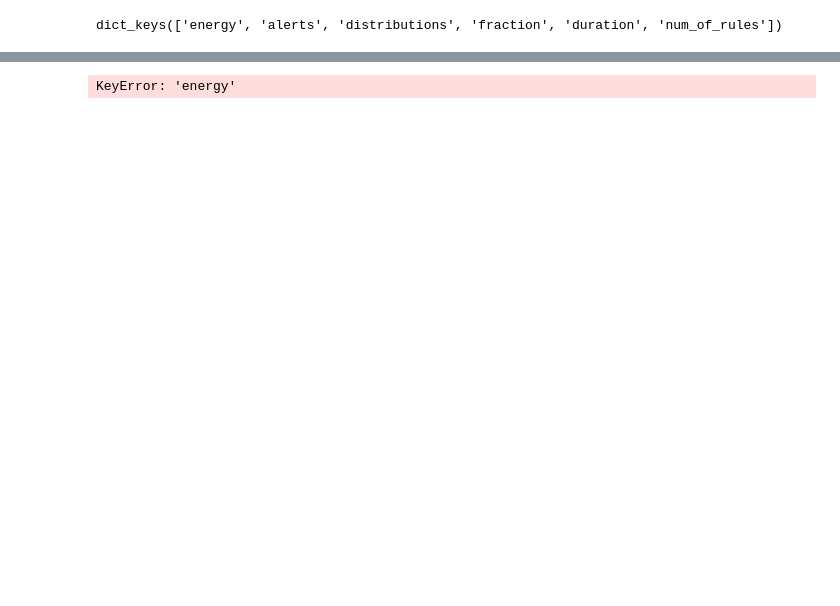
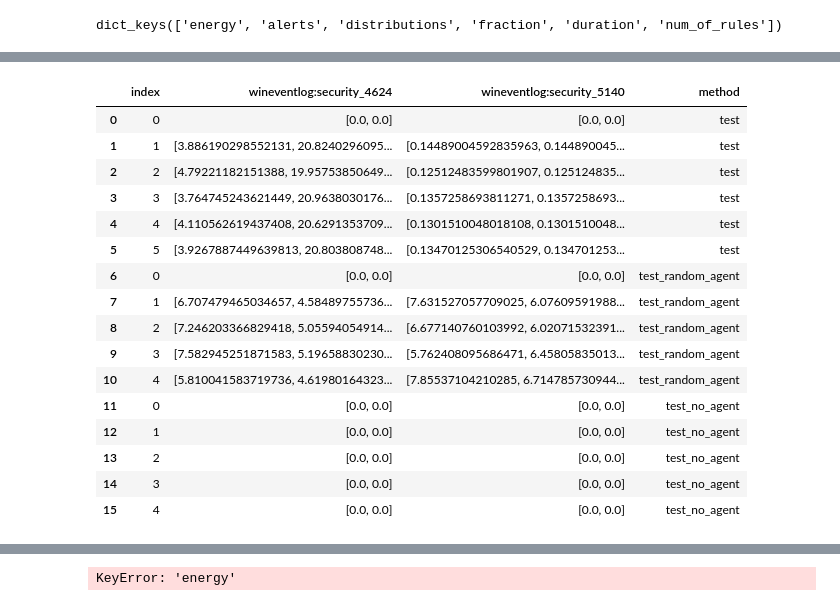
Before and after one commit to sapirani/GreenSecurityMeasurementAndOptimizationFramework, a Jupyter notebook: SplunkResearch/src/result_analysis.ipynb, the cells around one changed output, grey strips where cells are left out. Saved outputs shown, nothing was run; the diff lists cells and outputs as text; code cells hidden in the pictures; blank space fills up the shorter version.

```diff
--- a/SplunkResearch/src/result_analysis.ipynb
+++ b/SplunkResearch/src/result_analysis.ipynb
@@ -375,3 +394,23 @@ time_action_df = pd.concat([test_action, random_baseline_action, passive_baselin
+# %%
+time_action_df
+# %% [output]
+|  | index | wineventlog:security_4624 | wineventlog:security_5140 | method |
+| 0 | 0 | [0.0, 0.0] | [0.0, 0.0] | test |
+| 1 | 1 | [3.886190298552131, 20.8240296095... | [0.14489004592835963, 0.144890045... | test |
+| 2 | 2 | [4.79221182151388, 19.95753850649... | [0.12512483599801907, 0.125124835... | test |
+| 3 | 3 | [3.764745243621449, 20.9638030176... | [0.1357258693811271, 0.1357258693... | test |
+| 4 | 4 | [4.110562619437408, 20.6291353709... | [0.1301510048018108, 0.1301510048... | test |
+| 5 | 5 | [3.9267887449639813, 20.803808748... | [0.13470125306540529, 0.134701253... | test |
+| 6 | 0 | [0.0, 0.0] | [0.0, 0.0] | test_random_agent |
+| 7 | 1 | [6.707479465034657, 4.58489755736... | [7.631527057709025, 6.07609591988... | test_random_agent |
+| 8 | 2 | [7.246203366829418, 5.05594054914... | [6.677140760103992, 6.02071532391... | test_random_agent |
+| 9 | 3 | [7.582945251871583, 5.19658830230... | [5.762408095686471, 6.45805835013... | test_random_agent |
+| 10 | 4 | [5.810041583719736, 4.61980164323... | [7.85537104210285, 6.714785730944... | test_random_agent |
+| 11 | 0 | [0.0, 0.0] | [0.0, 0.0] | test_no_agent |
+| 12 | 1 | [0.0, 0.0] | [0.0, 0.0] | test_no_agent |
+| 13 | 2 | [0.0, 0.0] | [0.0, 0.0] | test_no_agent |
+| 14 | 3 | [0.0, 0.0] | [0.0, 0.0] | test_no_agent |
+| 15 | 4 | [0.0, 0.0] | [0.0, 0.0] | test_no_agent |
 # %%
 time_action_df = time_action_df.melt(id_vars=['index', 'method'], var_name='logtype', value_name='amount')
 time_action_df
```
Also changed, not shown: parts of 13 cells of this notebook, 19 other files.
